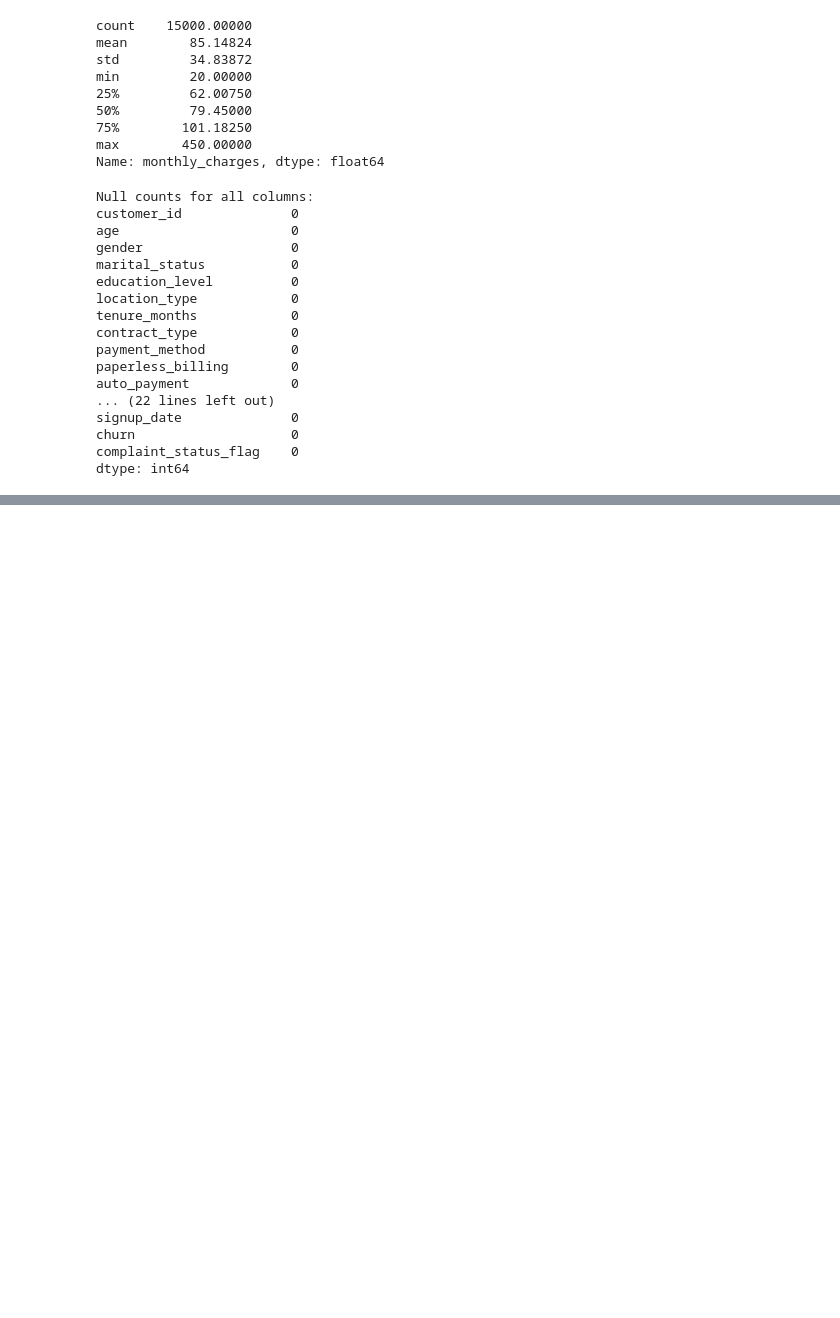
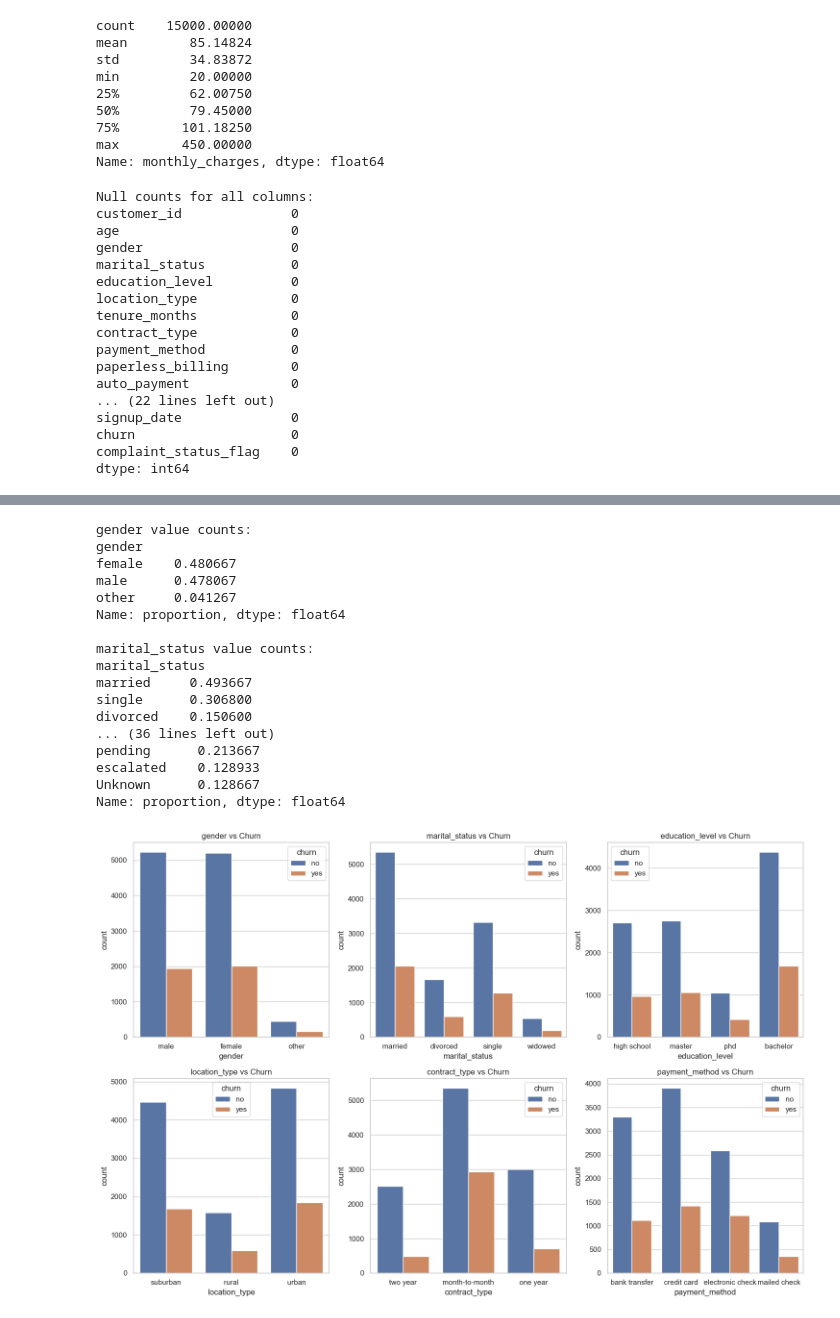
Before and after one commit to njagan04/ds-telecomer_customer_churn, a Jupyter notebook: main.ipynb, the cells around one changed output, grey strips where cells are left out. Saved outputs shown, nothing was run; the diff lists cells and outputs as text; code cells hidden in the pictures; blank space fills up the shorter version.

```diff
--- a/main.ipynb
+++ b/main.ipynb
@@ -169,0 +210,34 @@ display(df)
+# %%
+# EDA: Categorical analysis
+categorical_cols = ['gender', 'marital_status', 'education_level', 'location_type', 'contract_type', 'payment_method', 'complaint_status']
+for col in categorical_cols:
+    print(f'\n{col} value counts:')
+    print(df[col].value_counts(normalize=True).head(10))
+
+# Bar plots for categoricals vs churn
+fig, axes = plt.subplots(2, 3, figsize=(15, 10))
+axes = axes.flatten()
+for i, col in enumerate(categorical_cols[:6]):
+    sns.countplot(data=df, x=col, hue='churn', ax=axes[i])
+    axes[i].set_title(f'{col} vs Churn')
+plt.tight_layout()
+plt.show()
+# %% [output]
+gender value counts:
+gender
+female    0.480667
+male      0.478067
+other     0.041267
+Name: proportion, dtype: float64
+
+marital_status value counts:
+marital_status
+married     0.493667
+single      0.306800
+divorced    0.150600
+... (36 lines left out)
+pending      0.213667
+escalated    0.128933
+Unknown      0.128667
+Name: proportion, dtype: float64
+[figure, added]
```
Also changed, not shown: parts of 12 cells of this notebook.
